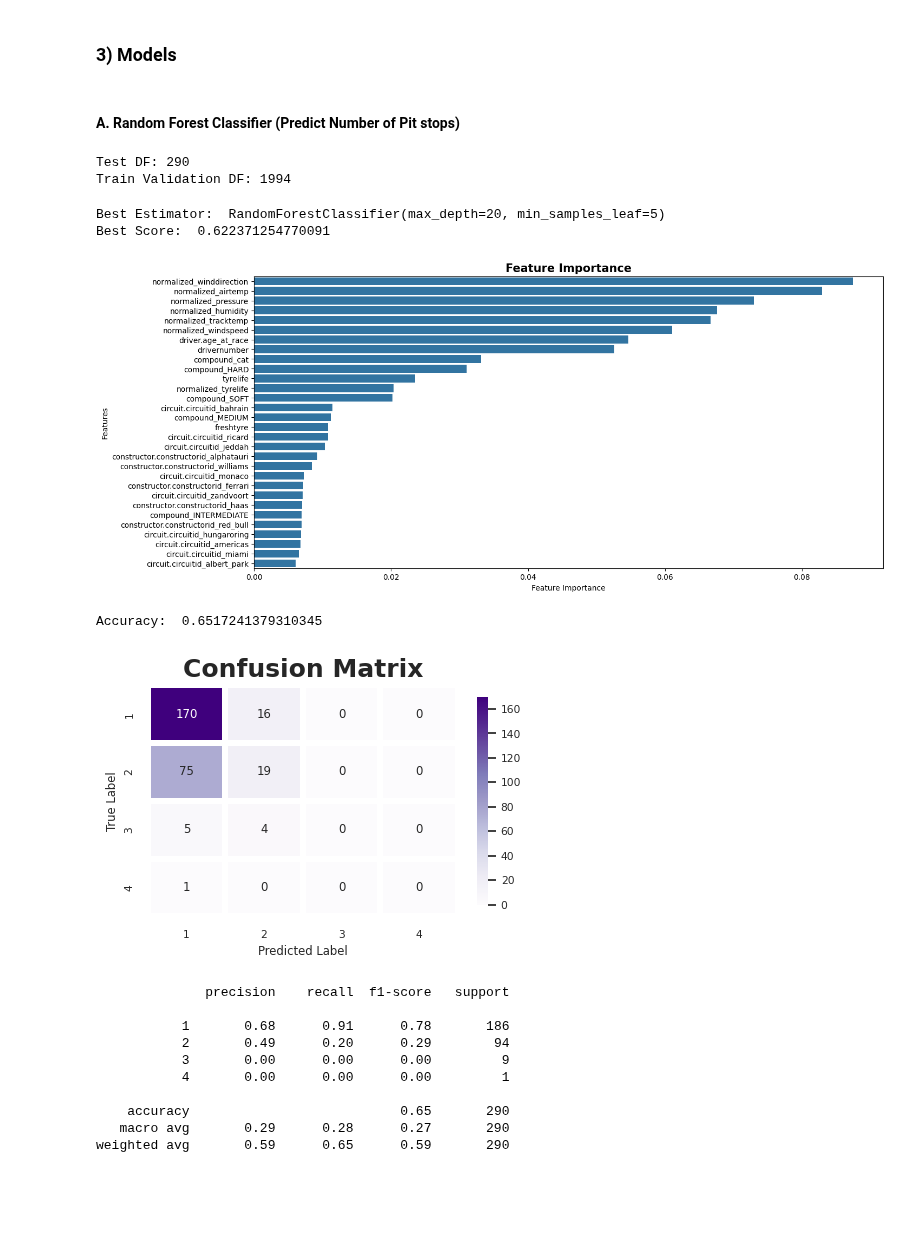
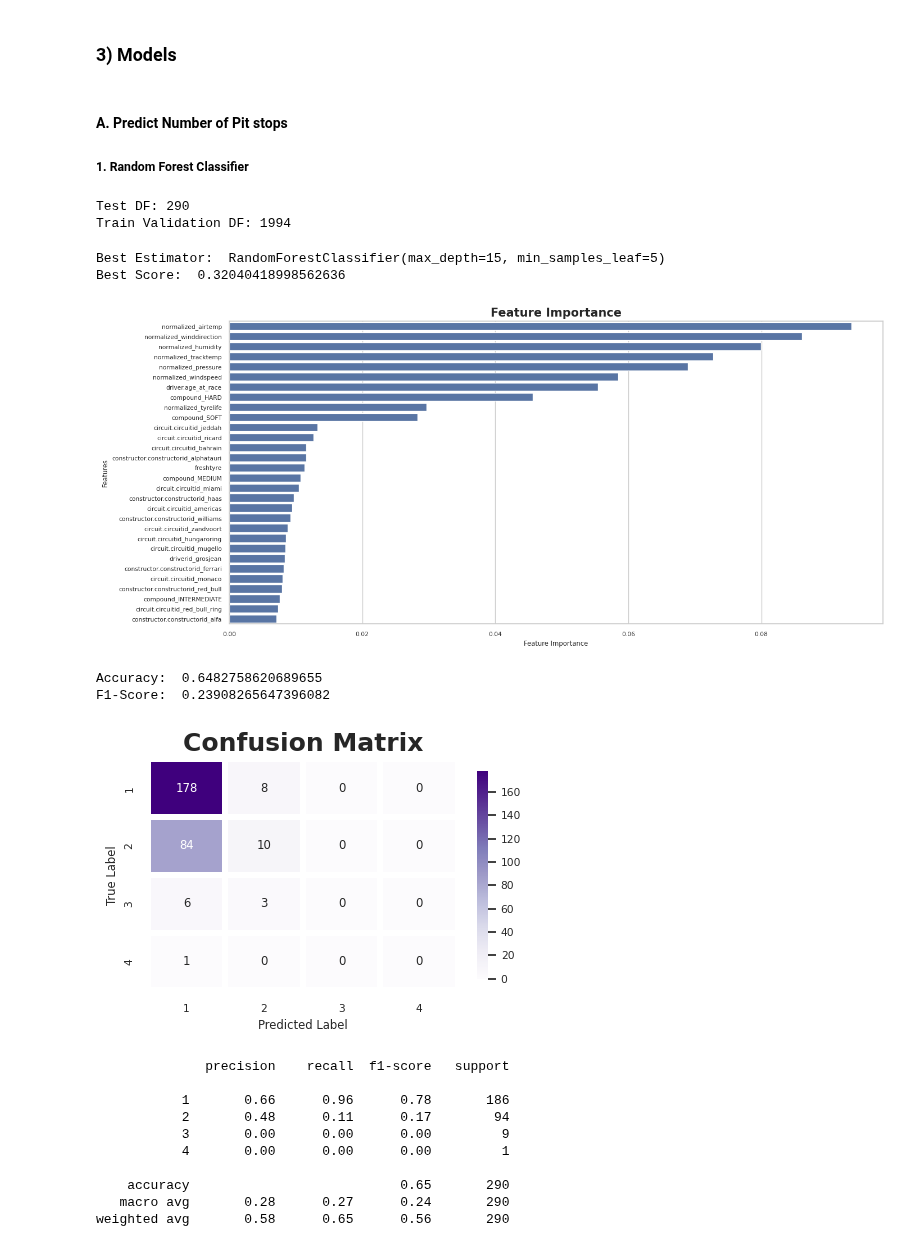
Before and after one commit to GabyCisnerosV/F1_NoName, a Jupyter notebook: 3_Model_2_PredictingPitStops.ipynb, the cells around one changed output. Cells and saved outputs as stored; diff of their text form; code cells hidden in the pictures; blank space fills up the shorter version.

Commit message:
eda, model changes

```diff
--- a/3_Model_2_PredictingPitStops.ipynb
+++ b/3_Model_2_PredictingPitStops.ipynb
@@ -85,7 +86,7 @@ print(len(LapsDF))
 #making a df with the pits in a season-round-driver level
 #Deleting 7 rows where the number of pit stops is higher than 5
 columns_from_original=PitsDF.drop(columns=["pit_stop_duration_in_milliseconds","pit_stop_number","pit_stop_lap_number",'pit_stop_time', 'pit_stop_duration']).columns
-PitsDF=PitsDF[PitsDF["pit_stop_number"]<=5]
+PitsDF=PitsDF[PitsDF["pit_stop_number"]<=4]
 
 DF_CALCULATED=PitsDF.groupby(["season-round-driverid"]).agg(Total_Num_Pits=("pit_stop_number","max"),
                                               Total_Duration_Pits_milliseconds=("pit_stop_duration_in_milliseconds","sum"),
@@ -173,14 +174,15 @@ PitsDF_RACE_DRIVER_LEVEL=PitsDF_RACE_DRIVER_LEVEL[PitsDF_RACE_DRIVER_LEVEL["seas
 # %% [markdown]
 ### 3) Models
 # %% [markdown]
-#### A. Random Forest Classifier (Predict Number of Pit stops)
+#### A. Predict Number of Pit stops
+##### 1. Random Forest Classifier
 # %%
 # SPLIT TRAIN, VALIDATION AND TEST DFs
 # I want to predict with the final_position of the last F1 rounds
 EXCLUDED_COLS=['Total_Duration_Pits_milliseconds', 'Min_Duration_Pits_milliseconds','Avg_Duration_Pits_milliseconds', 'Max_Duration_Pits_milliseconds','Avg_PitStop_Lap_number', 'Min_PitStop_Lap_number',
        'Max_PitStop_Lap_number', 'pit_stop_lap_number_1','pit_stop_lap_number_2', 'pit_stop_lap_number_3','pit_stop_lap_number_4', 'pit_stop_duration_in_milliseconds_1','pit_stop_duration_in_milliseconds_2','pit_stop_duration_in_milliseconds_3','pit_stop_duration_in_milliseconds_4','season','round',
        'airtemp', 'humidity', 'pressure','rainfall', 'tracktemp', 'winddirection', 'windspeed','season-round-event','season-round-driverid', 'racename', 'circuit.circuitname','circuit.location.country', 'date', 'season-round', 'circuit.circuitid',
-       'driverid', 'driver.code', 'constructor.name', 'driver', 'compound','event']
+       'driverid', 'driver.code', 'constructor.name', 'driver', 'compound','event','compound_cat','drivernumber','tyrelife']
 TEST_SEGMENTS=np.sort(PitsDF_RACE_DRIVER_LEVEL["season-round"].unique())[-15:]
 TEST_DF=PitsDF_RACE_DRIVER_LEVEL[PitsDF_RACE_DRIVER_LEVEL["season-round"].isin(TEST_SEGMENTS)].drop(columns=EXCLUDED_COLS)
 TRAINING_VALIDATION_DF=PitsDF_RACE_DRIVER_LEVEL[~PitsDF_RACE_DRIVER_LEVEL["season-round"].isin(TEST_SEGMENTS)].drop(columns=EXCLUDED_COLS)
@@ -200,29 +202,29 @@ Train Validation DF: 1994
 # %%
 # CROSS VALIDATION AND HYPERPARAMETER TUNING
 # RESULTS SHOWN WITH PERSONALIZED FUNCTIONS
 skf = StratifiedKFold(n_splits=5, shuffle=True, random_state=1994) #K FOLD STRATIFIED TO HAVE SAME TARGET DISTRIBUTION IN ALL SPLITS
 model = RandomForestClassifier()
 
 scoring = {'accuracy': 'accuracy',
            'f1_macro':'f1_macro'}
 
 param_grid = {
     'max_depth': [5,10,15,20],
     # 'min_samples_split': [5,10,15],
     'min_samples_leaf': [5,10,20,30,40]
     }
 
-grid_search = GridSearchCV(estimator=model, param_grid=param_grid,scoring=scoring, cv=skf, refit='accuracy', return_train_score=True)
+grid_search = GridSearchCV(estimator=model, param_grid=param_grid,scoring=scoring, cv=skf, refit='f1_macro', return_train_score=True)
 grid_search.fit(X, y)
 
 cv_results,best_model=F1_Modelling_Extra_Functions.grid_search_show_results(gs=grid_search,
                                                                             X_df=X,
                                                                             feature_importance_num_features=30,
                                                                             figuresize=(15,7))
 # %% [output]
-Best Estimator:  RandomForestClassifier(max_depth=20, min_samples_leaf=5)
-Best Score:  0.622371254770091
+Best Estimator:  RandomForestClassifier(max_depth=15, min_samples_leaf=5)
+Best Score:  0.32040418998562636
-[figure, old version]
+[figure, new version]
 # %%
 # Try model in test set
 y_pred = best_model.predict(X_test)
@@ -233,18 +235,20 @@ test_f1 = f1_score(y_test, y_pred, average='macro')
 
 # Print the results
 print("Accuracy: ",test_accuracy)
+print("F1-Score: ",test_f1)
 
 F1_Modelling_Extra_Functions.classification_test_results(y_test,y_pred,figuresize=(5,3)) #confusion matrix and classification report
 # %% [output]
-Accuracy:  0.6517241379310345
+Accuracy:  0.6482758620689655
+F1-Score:  0.23908265647396082
-[figure, old version]
+[figure, new version]
               precision    recall  f1-score   support
 
-           1       0.68      0.91      0.78       186
-           2       0.49      0.20      0.29        94
+           1       0.66      0.96      0.78       186
+           2       0.48      0.11      0.17        94
            3       0.00      0.00      0.00         9
            4       0.00      0.00      0.00         1
 
     accuracy                           0.65       290
-   macro avg       0.29      0.28      0.27       290
-weighted avg       0.59      0.65      0.59       290
+   macro avg       0.28      0.27      0.24       290
+weighted avg       0.58      0.65      0.56       290
```
Also changed, not shown: parts of 12 cells of this notebook, 2 other files.
